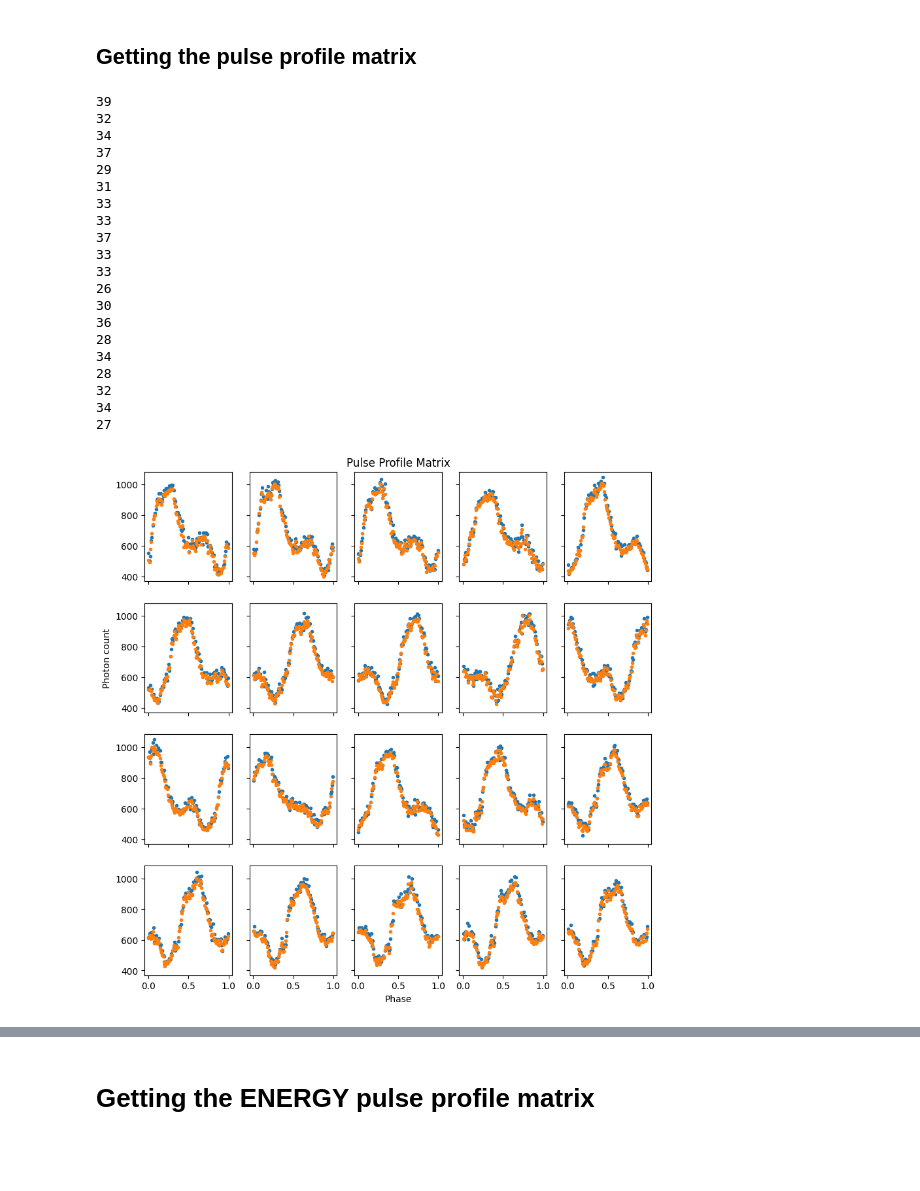
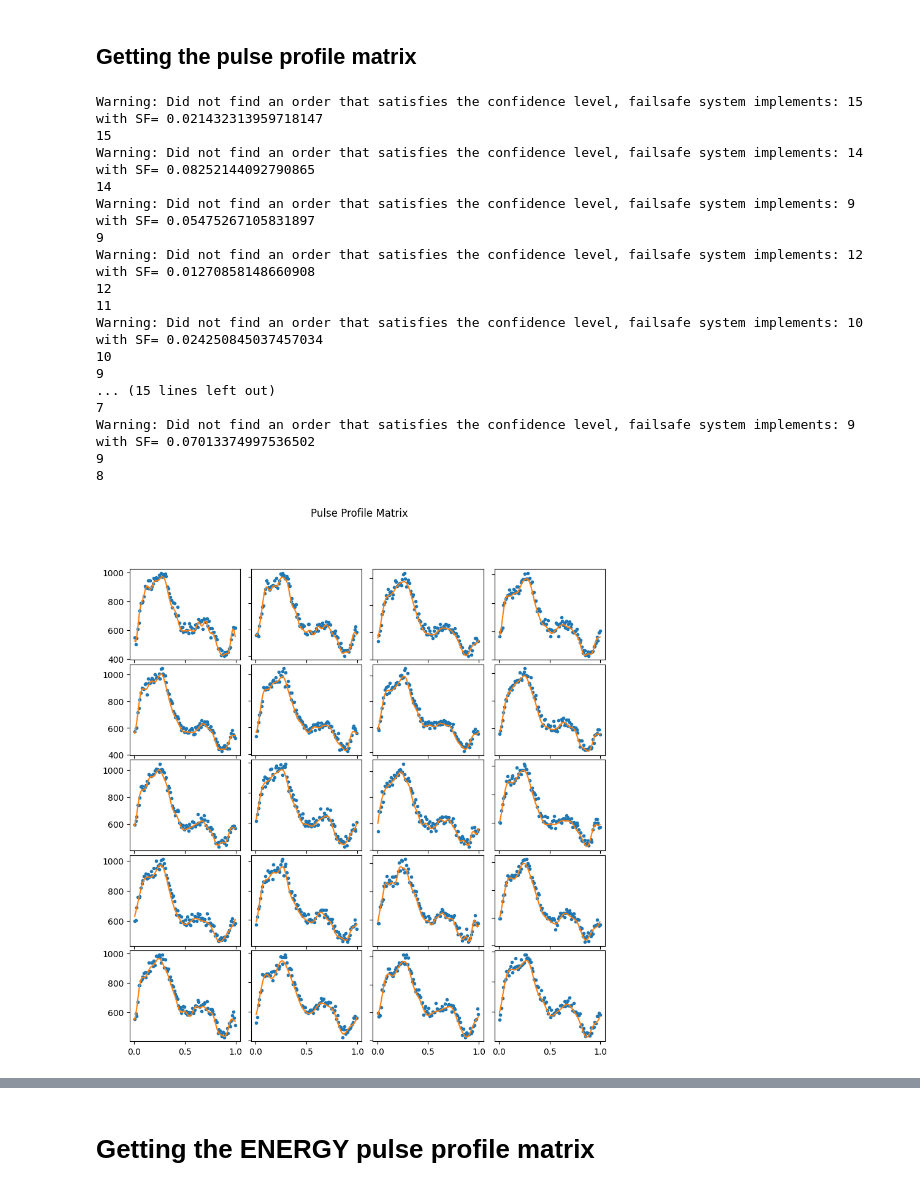
Before and after one commit to SamMerc/APLI, a Jupyter notebook: notebooks/Day3.ipynb, the cells around one changed output, grey strips where cells are left out. Saved outputs shown, nothing was run; the diff lists cells and outputs as text; code cells hidden in the pictures; blank space fills up the shorter version.

```diff
--- a/notebooks/Day3.ipynb
+++ b/notebooks/Day3.ipynb
@@ -112,26 +118,25 @@ reg, bins = IF.Harmonic_funk(3, 0.01, Time_phase_data['TIME'][0], Time_segments,
 # %% [markdown]
 ## Getting the pulse profile matrix
 # %%
-orders, model_phases, counts, phases = IF.pulse_profile_matrix(Time_segments, Time_phase_data['TIME'][0], reg)
+reload(IF)
+guess_freq = correct_L[0][np.argmax(correct_L[1])]
+orders, model_phases, counts, phasefolded_time = IF.pulse_profile_matrix(Time_segments, Time_phase_data['TIME'][0], [guess_freq])
 # %% [output]
-39
-32
-34
-37
-29
-31
-33
-33
-37
-33
-33
-26
-30
-36
-28
-34
-28
-32
-34
-27
+Warning: Did not find an order that satisfies the confidence level, failsafe system implements: 15 with SF= 0.021432313959718147
+15
+Warning: Did not find an order that satisfies the confidence level, failsafe system implements: 14 with SF= 0.08252144092790865
+14
+Warning: Did not find an order that satisfies the confidence level, failsafe system implements: 9 with SF= 0.05475267105831897
+9
+Warning: Did not find an order that satisfies the confidence level, failsafe system implements: 12 with SF= 0.01270858148660908
+12
+11
+Warning: Did not find an order that satisfies the confidence level, failsafe system implements: 10 with SF= 0.024250845037457034
+10
+9
+... (15 lines left out)
+7
+Warning: Did not find an order that satisfies the confidence level, failsafe system implements: 9 with SF= 0.07013374997536502
+9
+8
-[figure, old version]
+[figure, new version]
```
Also changed, not shown: parts of 17 cells of this notebook, 1 other file.
